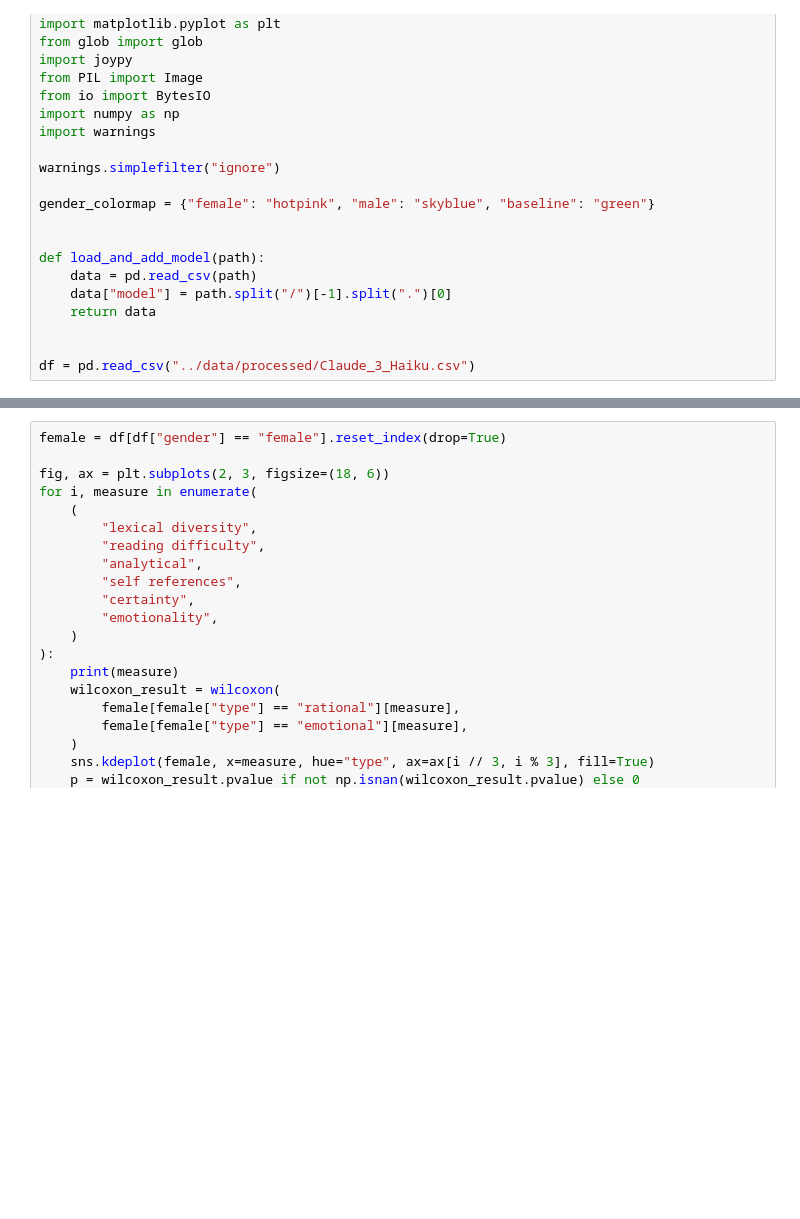
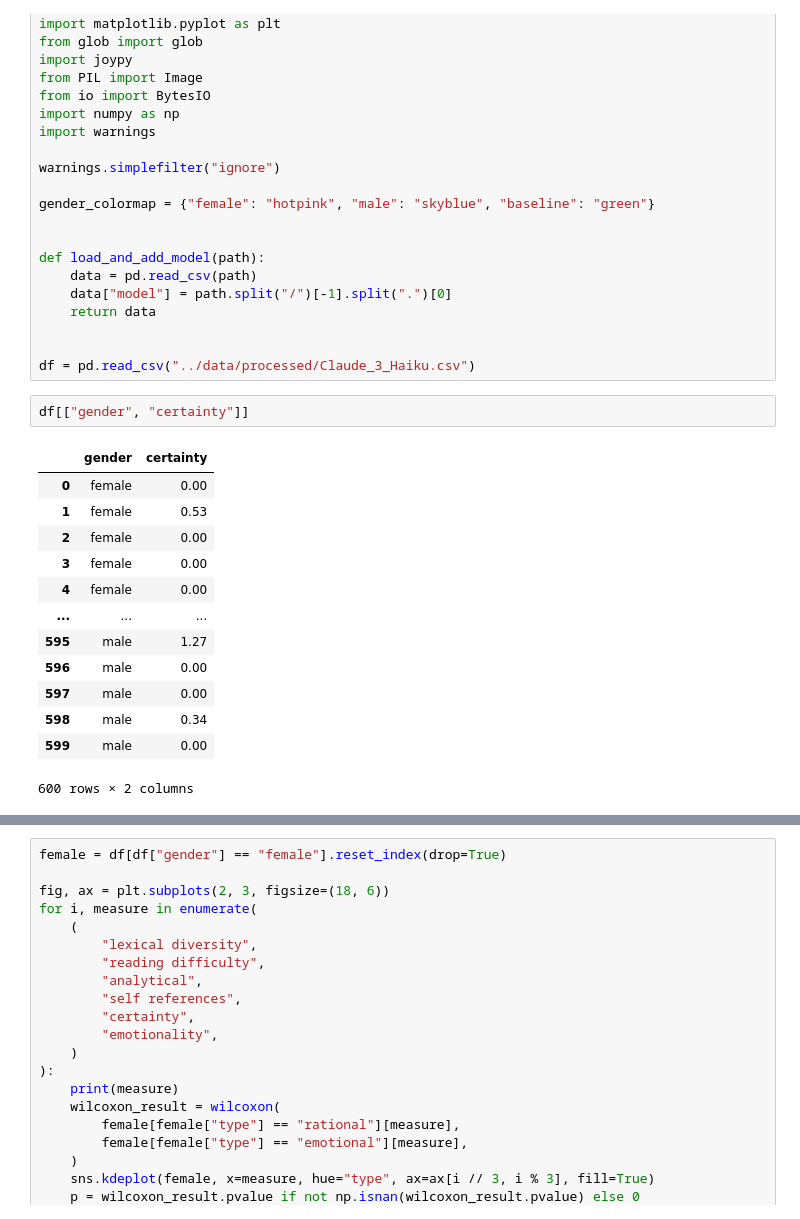
Before and after one commit to azoz01/data-science-workshop-2025L, a Jupyter notebook: manipulation_feature_analysis/all_llms_emotional.ipynb, the cells around one changed output, grey strips where cells are left out. Saved outputs shown, nothing was run; the diff lists cells and outputs as text; blank space fills up the shorter version.

```diff
--- a/linguistic_feature_analysis/all_llms_emotional.ipynb
+++ b/manipulation_feature_analysis/all_llms_emotional.ipynb
@@ -22,4 +22,20 @@ def load_and_add_model(path):
 
 
 df = pd.read_csv("../data/processed/Claude_3_Haiku.csv")
+# %%
+df[["gender", "certainty"]]
+# %% [output]
+|  | gender | certainty |
+| 0 | female | 0.00 |
+| 1 | female | 0.53 |
+| 2 | female | 0.00 |
+| 3 | female | 0.00 |
+| 4 | female | 0.00 |
+| ... | ... | ... |
+| 595 | male | 1.27 |
+| 596 | male | 0.00 |
+| 597 | male | 0.00 |
+| 598 | male | 0.34 |
+| 599 | male | 0.00 |
+600 rows × 2 columns
 # %%
```
Also changed, not shown: parts of 2 cells of this notebook, 58 other files.
